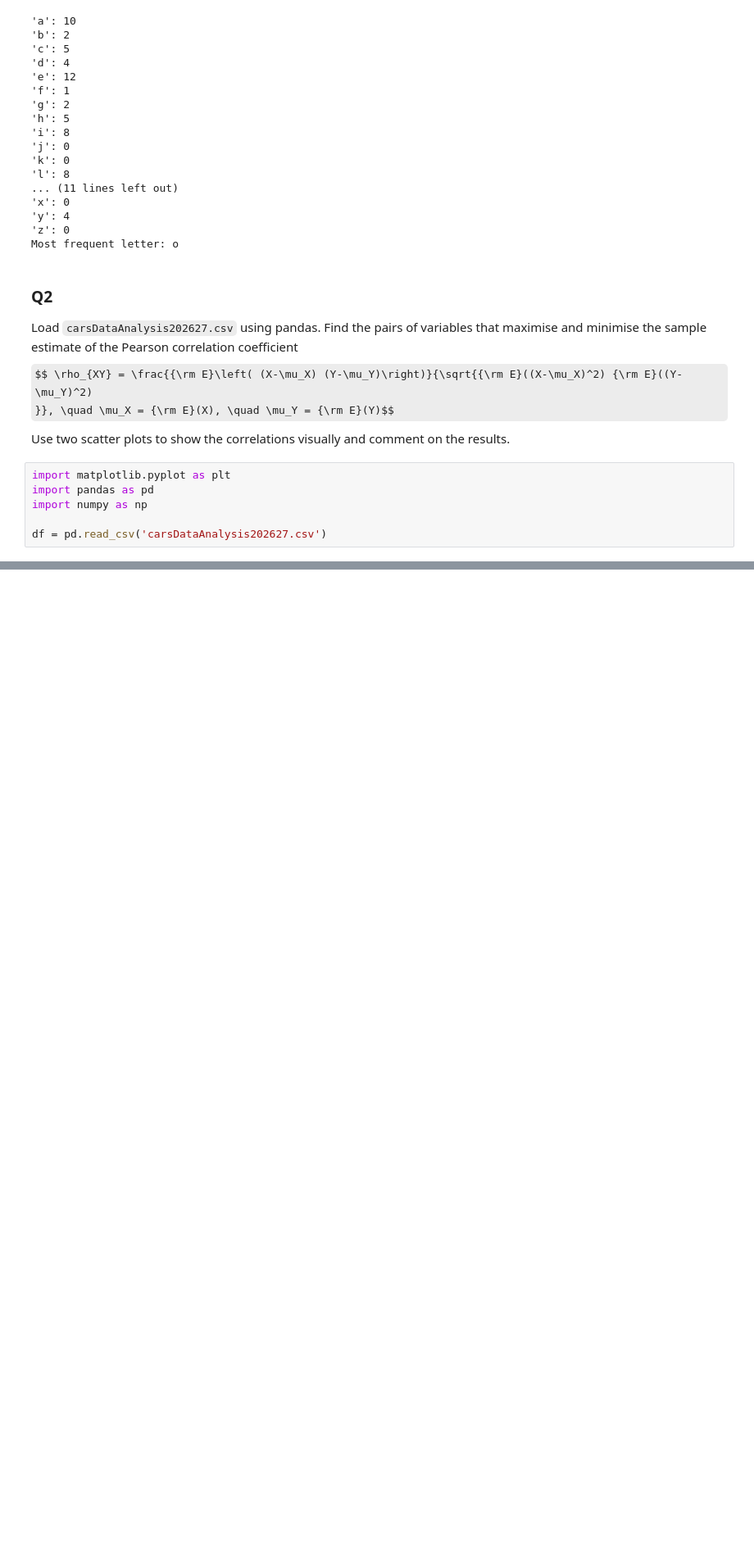
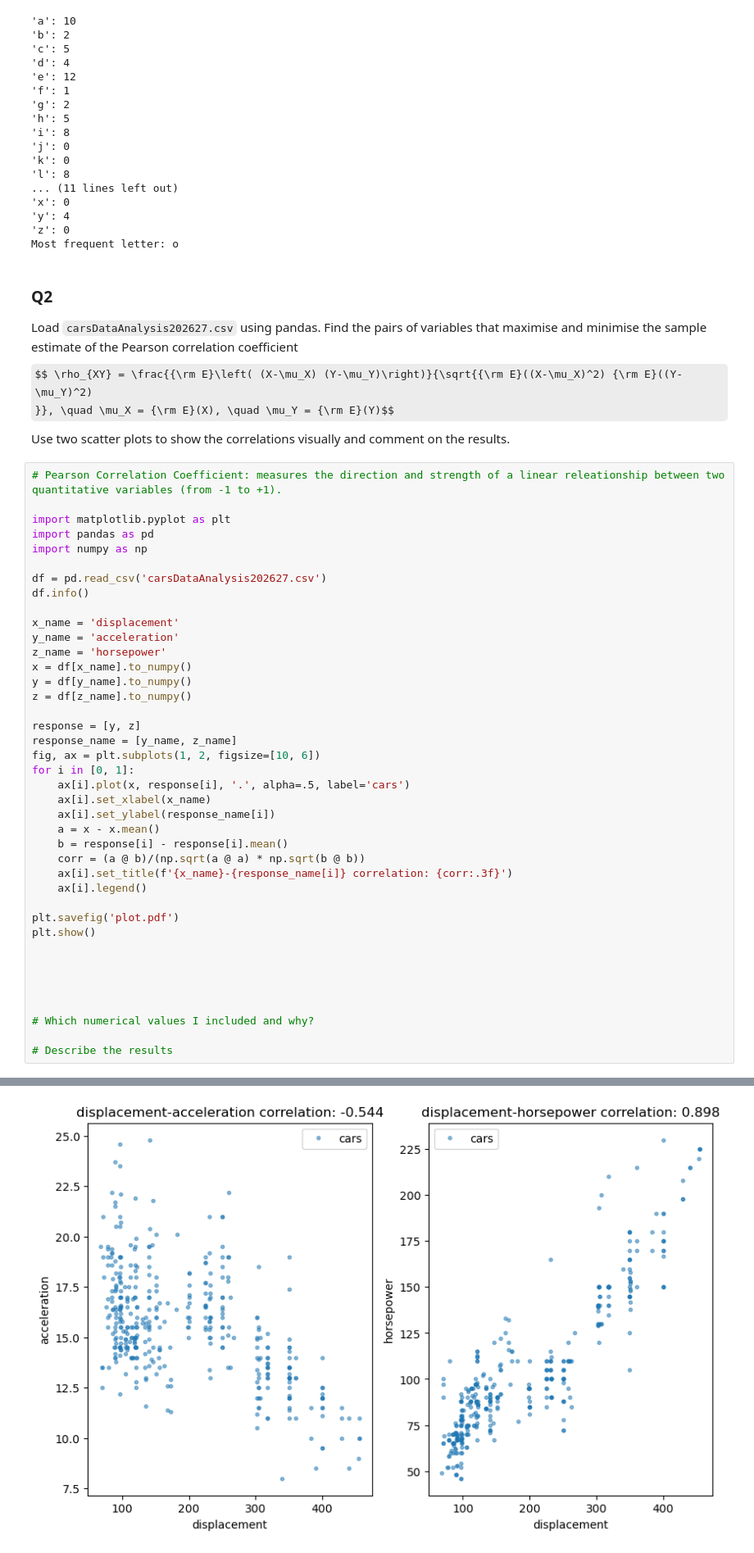
Before and after one commit to stephendpurdue/MSc-Labs, a Jupyter notebook: week_1/Data Analysis W1 L1.ipynb, the cells around one changed output, grey strips where cells are left out. Shown at 82% size. Saved outputs shown, nothing was run; the diff lists cells and outputs as text; some formulas as TeX source; blank space fills up the shorter version.

```diff
--- a/notebooks/Data Analysis W1 L1.ipynb
+++ b/week_1/Data Analysis W1 L1.ipynb
@@ -421,8 +421,43 @@ $$ \rho_{XY} = \frac{{\rm E}\left( (X-\mu_X) (Y-\mu_Y)\right)}{\sqrt{{\rm E}((X-
 }}, \quad \mu_X = {\rm E}(X), \quad \mu_Y = {\rm E}(Y)$$
 Use two scatter plots to show the correlations visually and comment on the results.
 # %%
+# Pearson Correlation Coefficient: measures the direction and strength of a linear releationship between two quantitative variables (from -1 to +1).
+
 import matplotlib.pyplot as plt
 import pandas as pd
 import numpy as np
 
 df = pd.read_csv('carsDataAnalysis202627.csv')
+df.info()
+
+x_name = 'displacement'
+y_name = 'acceleration'
+z_name = 'horsepower'
+x = df[x_name].to_numpy()
+y = df[y_name].to_numpy()
+z = df[z_name].to_numpy()
+
+response = [y, z]
+response_name = [y_name, z_name]
+fig, ax = plt.subplots(1, 2, figsize=[10, 6])
+for i in [0, 1]:
+    ax[i].plot(x, response[i], '.', alpha=.5, label='cars')
+    ax[i].set_xlabel(x_name)
+    ax[i].set_ylabel(response_name[i])
+    a = x - x.mean()
+    b = response[i] - response[i].mean()
+    corr = (a @ b)/(np.sqrt(a @ a) * np.sqrt(b @ b))
+    ax[i].set_title(f'{x_name}-{response_name[i]} correlation: {corr:.3f}')
+    ax[i].legend()
+
+plt.savefig('plot.pdf')
+plt.show()
+
+
+
+
+
+# Which numerical values I included and why?
+
+# Describe the results
+# %% [output]
@@ -428,0 +480 @@ df = pd.read_csv('carsDataAnalysis202627.csv')
+[figure, added]
```
Also changed, not shown: parts of 3 cells of this notebook, 2 other files.
